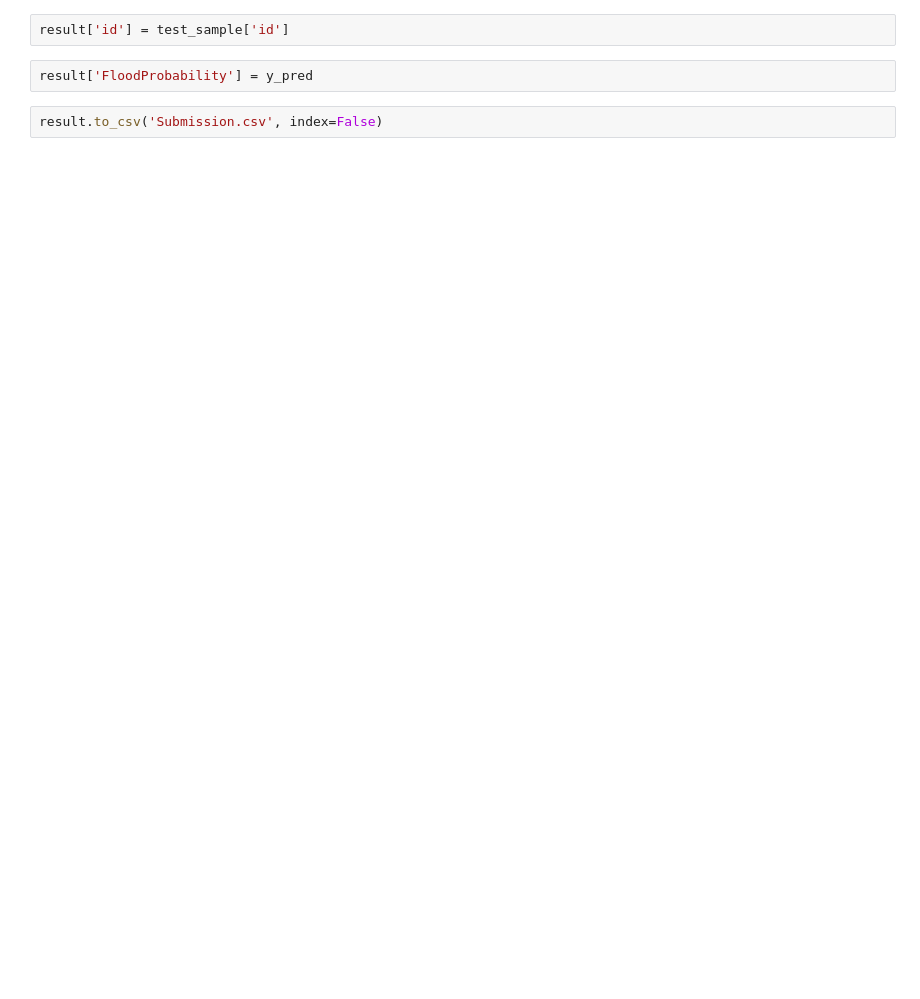
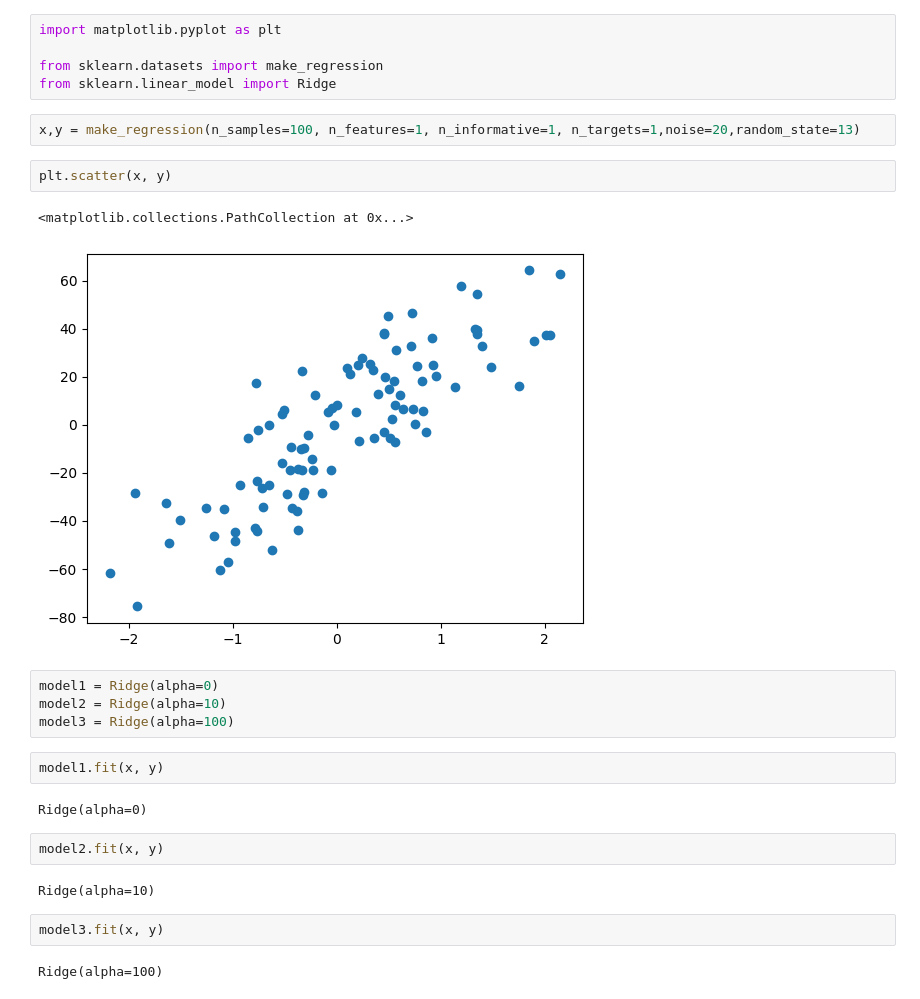
Before and after one commit to sadi2003q/Python-code, a Jupyter notebook: Pandas/MissingValue-2.ipynb, the cells around one changed output. Saved outputs shown, nothing was run; the diff lists cells and outputs as text; blank space fills up the shorter version.

```diff
--- a/Pandas/MissingValue-2.ipynb
+++ b/Pandas/MissingValue-2.ipynb
@@ -139,6 +1,28 @@ result = pd.DataFrame()
-# %%
-result['id'] = test_sample['id']
-# %%
-result['FloodProbability'] = y_pred
-# %%
-result.to_csv('Submission.csv', index=False)
+# %%
+import matplotlib.pyplot as plt
+
+from sklearn.datasets import make_regression
+from sklearn.linear_model import Ridge
+# %%
+x,y = make_regression(n_samples=100, n_features=1, n_informative=1, n_targets=1,noise=20,random_state=13)
+# %%
+plt.scatter(x, y)
+# %% [output]
+<matplotlib.collections.PathCollection at 0x...>
+[figure, added]
+# %%
+model1 = Ridge(alpha=0)
+model2 = Ridge(alpha=10)
+model3 = Ridge(alpha=100)
+# %%
+model1.fit(x, y)
+# %% [output]
+Ridge(alpha=0)
+# %%
+model2.fit(x, y)
+# %% [output]
+Ridge(alpha=10)
+# %%
+model3.fit(x, y)
+# %% [output]
+Ridge(alpha=100)
```
Also changed, not shown: parts of 15 cells of this notebook, 2 other files.
